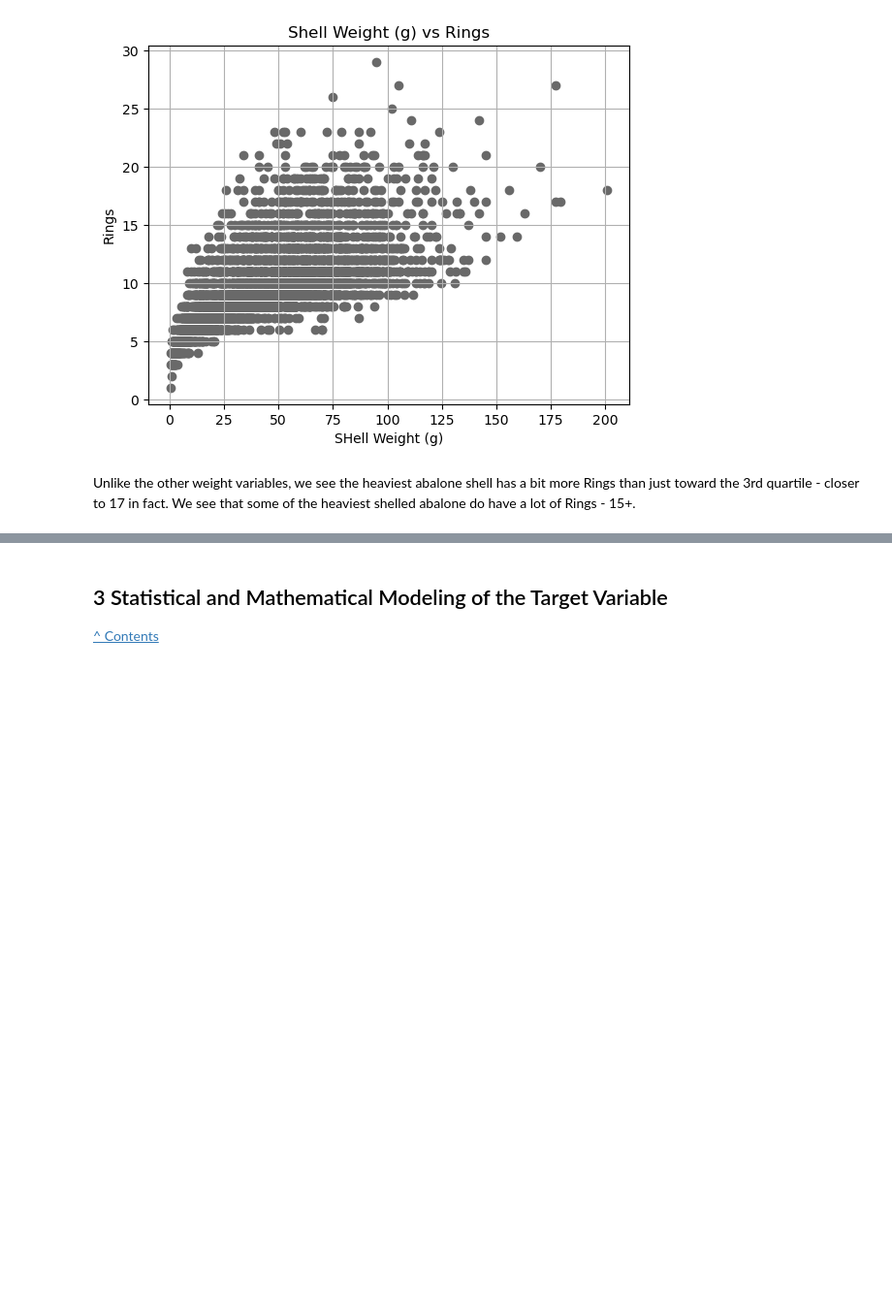
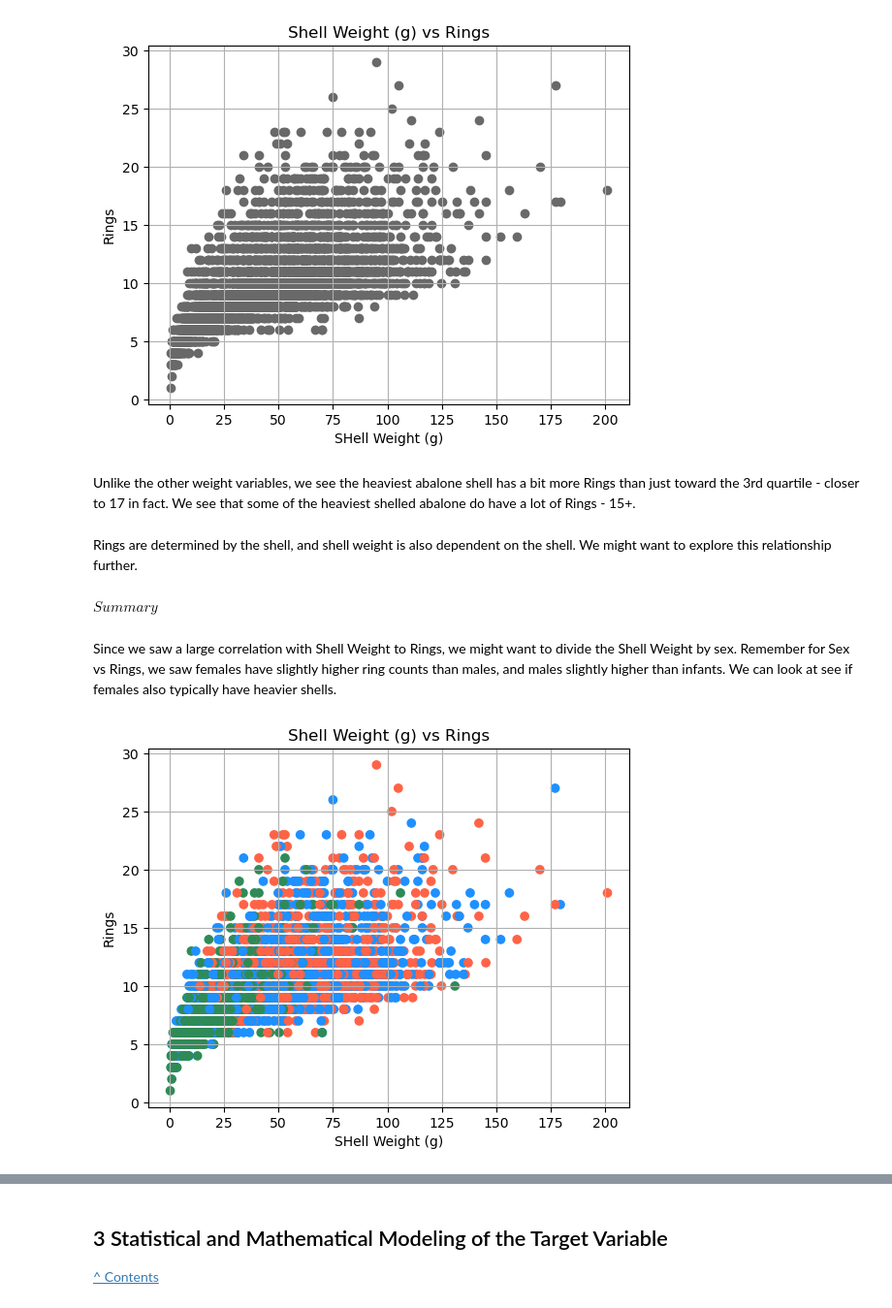
Before and after one commit to ansaridan/jhu-data-engineering-team-5, a Jupyter notebook: Problem_Set_3/Jhirsc21.ipynb, the cells around one changed output, grey strips where cells are left out. Shown at 97% size. Drawn from its saved outputs; the diff is of its cells as text; code cells hidden in the pictures; blank space fills up the shorter version.

```diff
--- a/Problem_Set_3/Jhirsc21.ipynb
+++ b/Problem_Set_3/Jhirsc21.ipynb
@@ -880,3 +895,24 @@ plt.close()
 [figure]
 # %% [markdown]
 Unlike the other weight variables, we see the heaviest abalone shell has a bit more Rings than just toward the 3rd quartile - closer to 17 in fact. We see that some of the heaviest shelled abalone do have a lot of Rings - 15+.
+# %% [markdown]
+Rings are determined by the shell, and shell weight is also dependent on the shell. We might want to explore this relationship further.
+# %% [markdown]
+$Summary$
+# %% [markdown]
+Since we saw a large correlation with Shell Weight to Rings, we might want to divide the Shell Weight by sex. Remember for Sex vs Rings, we saw females have slightly higher ring counts than males, and males slightly higher than infants. We can look at see if females also typically have heavier shells.
+# %%
+colors = df['Sex'].apply(lambda x: "DodgerBlue" if x == "M" else ("Tomato" if x == 'F' else 'Seagreen'))
+# %%
+plt.scatter(df['Shell Weight (g)'], df['Rings'], color=colors)
+plt.title('Shell Weight (g) vs Rings')
+plt.xlabel('SHell Weight (g)')
+plt.ylabel('Rings')
+
+plt.grid(axis='x')
+plt.grid(axis='y')
+
+plt.show()
+plt.close()
+# %% [output]
+[figure, added]
```
Also changed, not shown: parts of 24 cells of this notebook.
